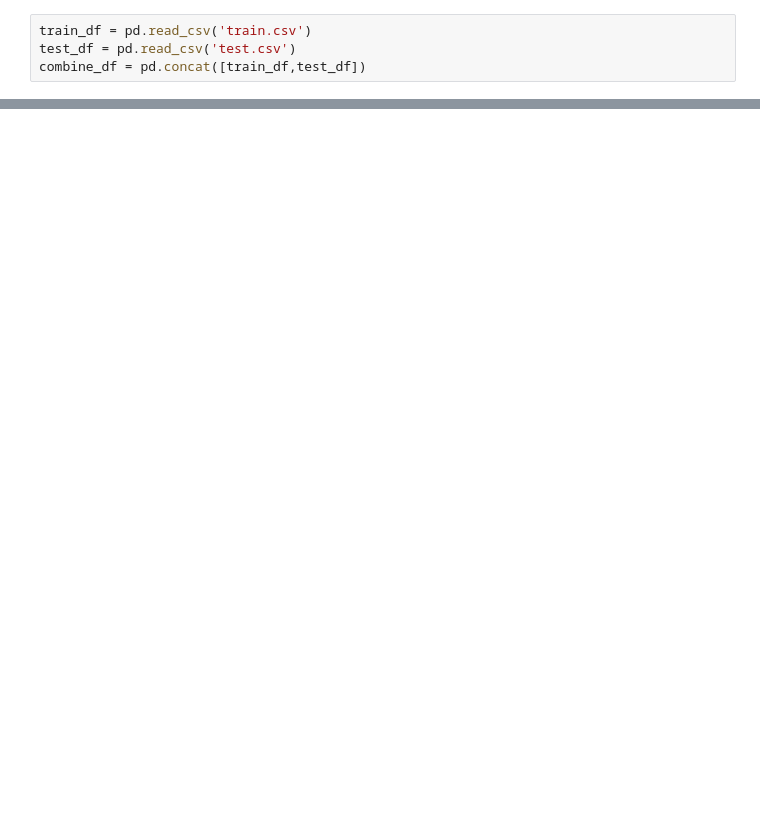
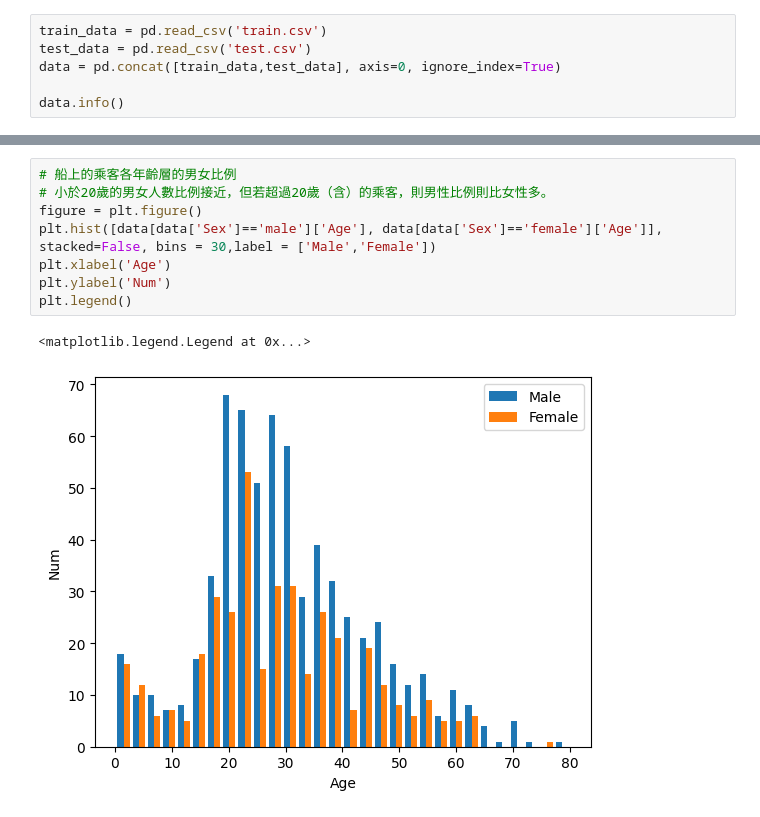
Before and after one commit to shan-233/Kaggle, a Jupyter notebook: Titanic-Survival-prediction/titanic.ipynb, the cells around one changed output, grey strips where cells are left out. Saved outputs shown, nothing was run; the diff lists cells and outputs as text; blank space fills up the shorter version.

```diff
--- a/Titanic-Survival-prediction/titanic.ipynb
+++ b/Titanic-Survival-prediction/titanic.ipynb
@@ -25,4 +17,6 @@ warnings.filterwarnings('ignore')
 # %%
-train_df = pd.read_csv('train.csv')
-test_df = pd.read_csv('test.csv')
-combine_df = pd.concat([train_df,test_df])
+train_data = pd.read_csv('train.csv')
+test_data = pd.read_csv('test.csv')
+data = pd.concat([train_data,test_data], axis=0, ignore_index=True)
+
+data.info()
@@ -28,0 +53,11 @@ combine_df = pd.concat([train_df,test_df])
+# %%
+# 船上的乘客各年齡層的男女比例
+# 小於20歲的男女人數比例接近，但若超過20歲（含）的乘客，則男性比例則比女性多。
+figure = plt.figure()
+plt.hist([data[data['Sex']=='male']['Age'], data[data['Sex']=='female']['Age']], stacked=False, bins = 30,label = ['Male','Female'])
+plt.xlabel('Age')
+plt.ylabel('Num')
+plt.legend()
+# %% [output]
+<matplotlib.legend.Legend at 0x...>
+[figure, added]
```
Also changed, not shown: parts of 21 cells of this notebook, 4 other files.
